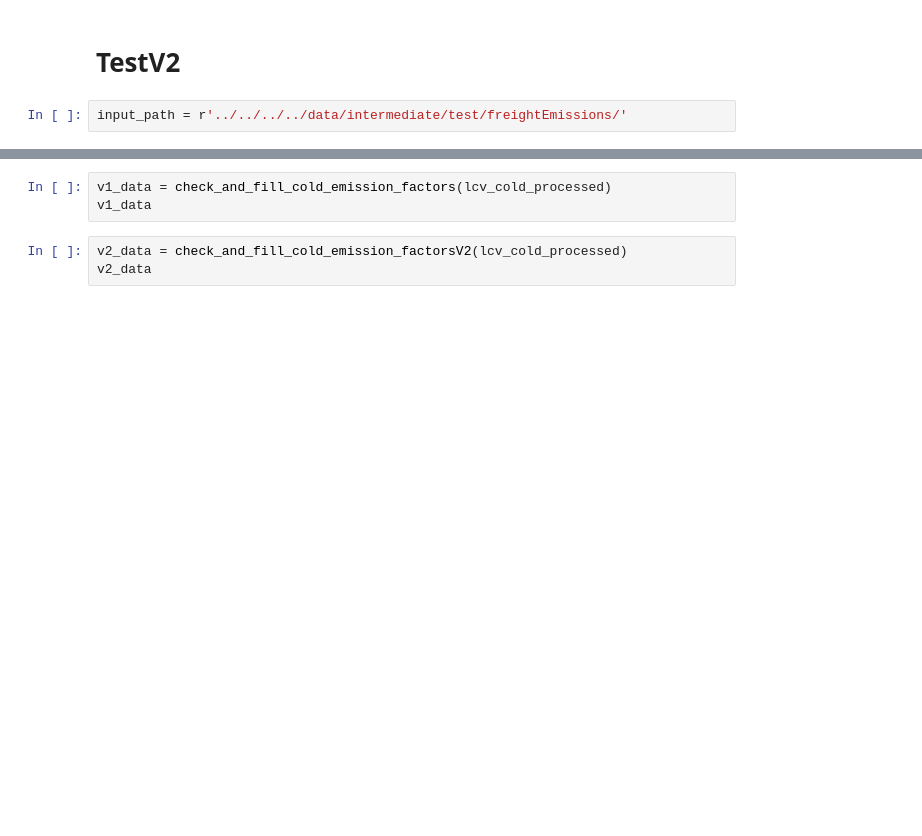
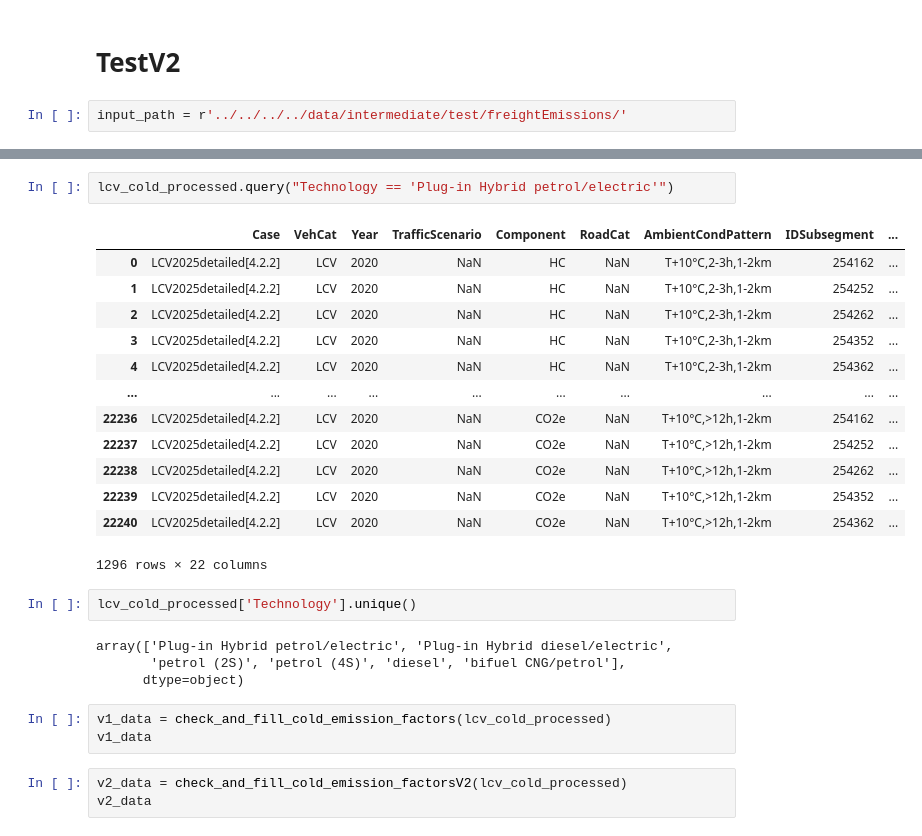
Before and after one commit to XanderPENG/matsim-xp, a Jupyter notebook: src/main/python/freight_emission/convert_hbefa_tables.ipynb, the cells around one changed output, grey strips where cells are left out. Drawn from its saved outputs; the diff is of its cells as text; blank space fills up the shorter version.

```diff
--- a/src/main/python/freight_emission/convert_hbefa_tables.ipynb
+++ b/src/main/python/freight_emission/convert_hbefa_tables.ipynb
@@ -300,3 +357,25 @@ lcv_cold_processed
+# %%
+lcv_cold_processed.query("Technology == 'Plug-in Hybrid petrol/electric'")
+# %% [output]
+|  | Case | VehCat | Year | TrafficScenario | Component | RoadCat | AmbientCondPattern | IDSubsegment | ... |
+| 0 | LCV2025detailed[4.2.2] | LCV | 2020 | NaN | HC | NaN | T+10°C,2-3h,1-2km | 254162 | ... |
+| 1 | LCV2025detailed[4.2.2] | LCV | 2020 | NaN | HC | NaN | T+10°C,2-3h,1-2km | 254252 | ... |
+| 2 | LCV2025detailed[4.2.2] | LCV | 2020 | NaN | HC | NaN | T+10°C,2-3h,1-2km | 254262 | ... |
+| 3 | LCV2025detailed[4.2.2] | LCV | 2020 | NaN | HC | NaN | T+10°C,2-3h,1-2km | 254352 | ... |
+| 4 | LCV2025detailed[4.2.2] | LCV | 2020 | NaN | HC | NaN | T+10°C,2-3h,1-2km | 254362 | ... |
+| ... | ... | ... | ... | ... | ... | ... | ... | ... | ... |
+| 22236 | LCV2025detailed[4.2.2] | LCV | 2020 | NaN | CO2e | NaN | T+10°C,>12h,1-2km | 254162 | ... |
+| 22237 | LCV2025detailed[4.2.2] | LCV | 2020 | NaN | CO2e | NaN | T+10°C,>12h,1-2km | 254252 | ... |
+| 22238 | LCV2025detailed[4.2.2] | LCV | 2020 | NaN | CO2e | NaN | T+10°C,>12h,1-2km | 254262 | ... |
+| 22239 | LCV2025detailed[4.2.2] | LCV | 2020 | NaN | CO2e | NaN | T+10°C,>12h,1-2km | 254352 | ... |
+| 22240 | LCV2025detailed[4.2.2] | LCV | 2020 | NaN | CO2e | NaN | T+10°C,>12h,1-2km | 254362 | ... |
+1296 rows × 22 columns
+# %%
+lcv_cold_processed['Technology'].unique()
+# %% [output]
+array(['Plug-in Hybrid petrol/electric', 'Plug-in Hybrid diesel/electric',
+       'petrol (2S)', 'petrol (4S)', 'diesel', 'bifuel CNG/petrol'],
+      dtype=object)
 # %%
 v1_data = check_and_fill_cold_emission_factors(lcv_cold_processed)
 v1_data
```
Also changed, not shown: parts of 5 cells of this notebook, 34 other files.
